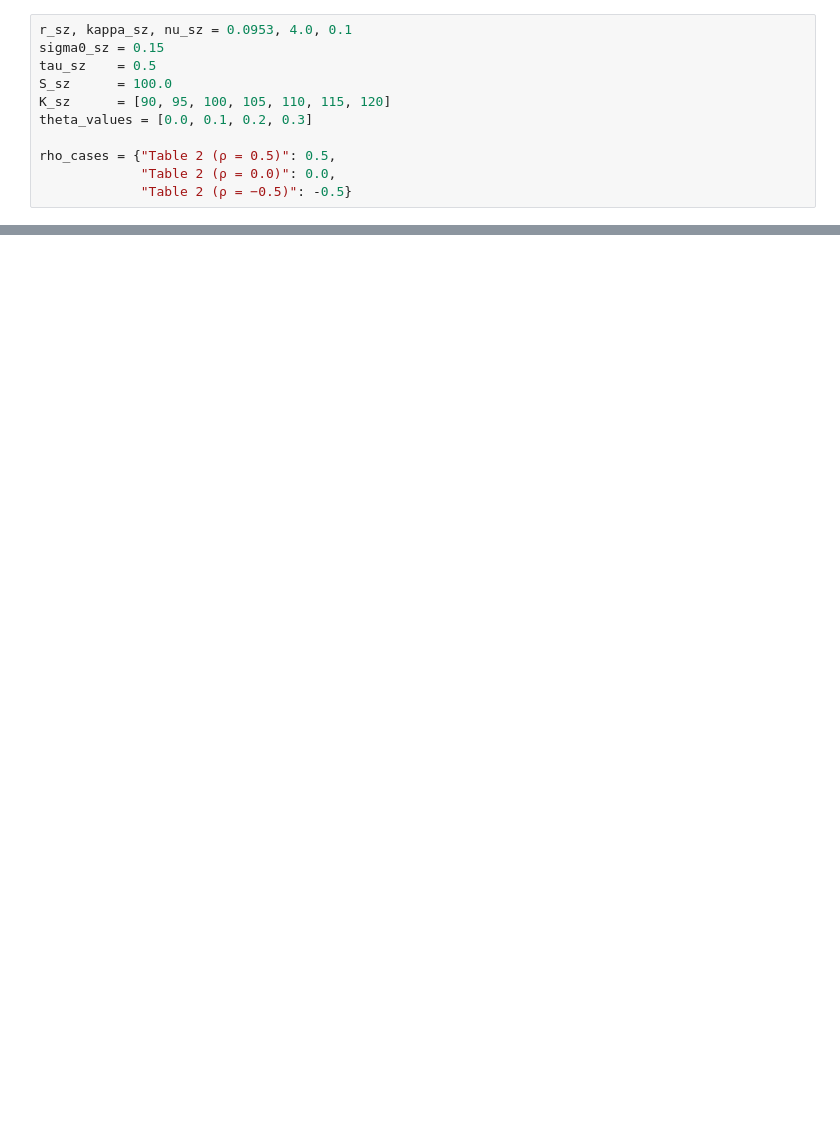
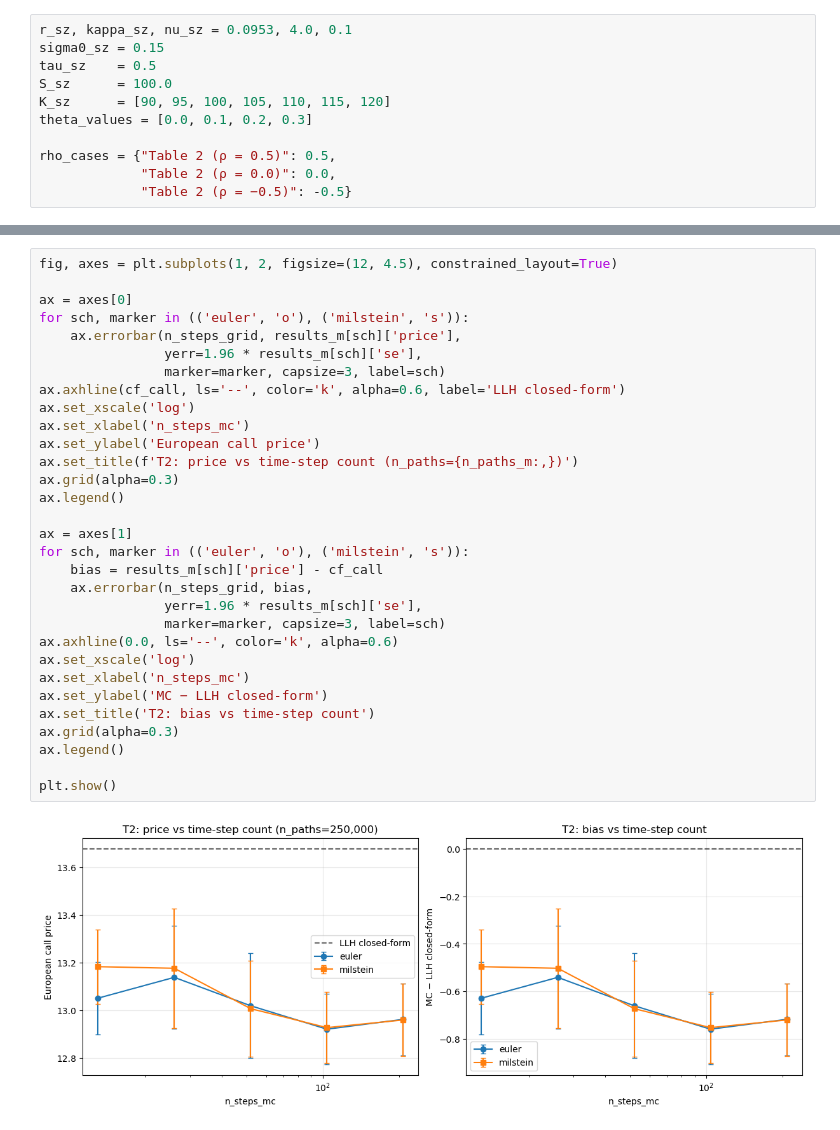
Before and after one commit to ramiuness/american-option-pricing-stoch-vol, a Jupyter notebook: notebooks/european_pricing.ipynb, the cells around one changed output, grey strips where cells are left out. Cells and saved outputs as stored; diff of their text form; blank space fills up the shorter version.

```diff
--- a/notebooks/european_pricing.ipynb
+++ b/notebooks/european_pricing.ipynb
@@ -512,0 +553,33 @@ for name, df in tables.items():
+# %%
+fig, axes = plt.subplots(1, 2, figsize=(12, 4.5), constrained_layout=True)
+
+ax = axes[0]
+for sch, marker in (('euler', 'o'), ('milstein', 's')):
+    ax.errorbar(n_steps_grid, results_m[sch]['price'],
+                yerr=1.96 * results_m[sch]['se'],
+                marker=marker, capsize=3, label=sch)
+ax.axhline(cf_call, ls='--', color='k', alpha=0.6, label='LLH closed-form')
+ax.set_xscale('log')
+ax.set_xlabel('n_steps_mc')
+ax.set_ylabel('European call price')
+ax.set_title(f'T2: price vs time-step count (n_paths={n_paths_m:,})')
+ax.grid(alpha=0.3)
+ax.legend()
+
+ax = axes[1]
+for sch, marker in (('euler', 'o'), ('milstein', 's')):
+    bias = results_m[sch]['price'] - cf_call
+    ax.errorbar(n_steps_grid, bias,
+                yerr=1.96 * results_m[sch]['se'],
+                marker=marker, capsize=3, label=sch)
+ax.axhline(0.0, ls='--', color='k', alpha=0.6)
+ax.set_xscale('log')
+ax.set_xlabel('n_steps_mc')
+ax.set_ylabel('MC − LLH closed-form')
+ax.set_title('T2: bias vs time-step count')
+ax.grid(alpha=0.3)
+ax.legend()
+
+plt.show()
+# %% [output]
+[figure, added]
```
Also changed, not shown: parts of 35 cells of this notebook, 24 other files.
